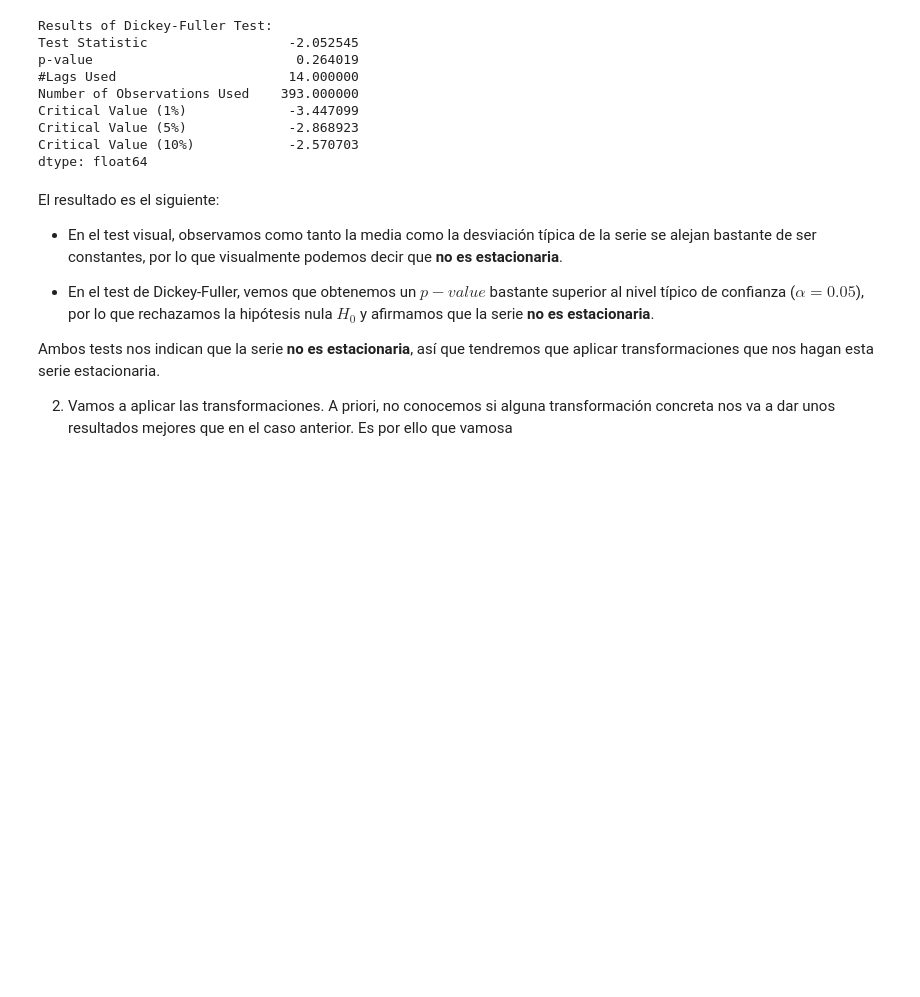
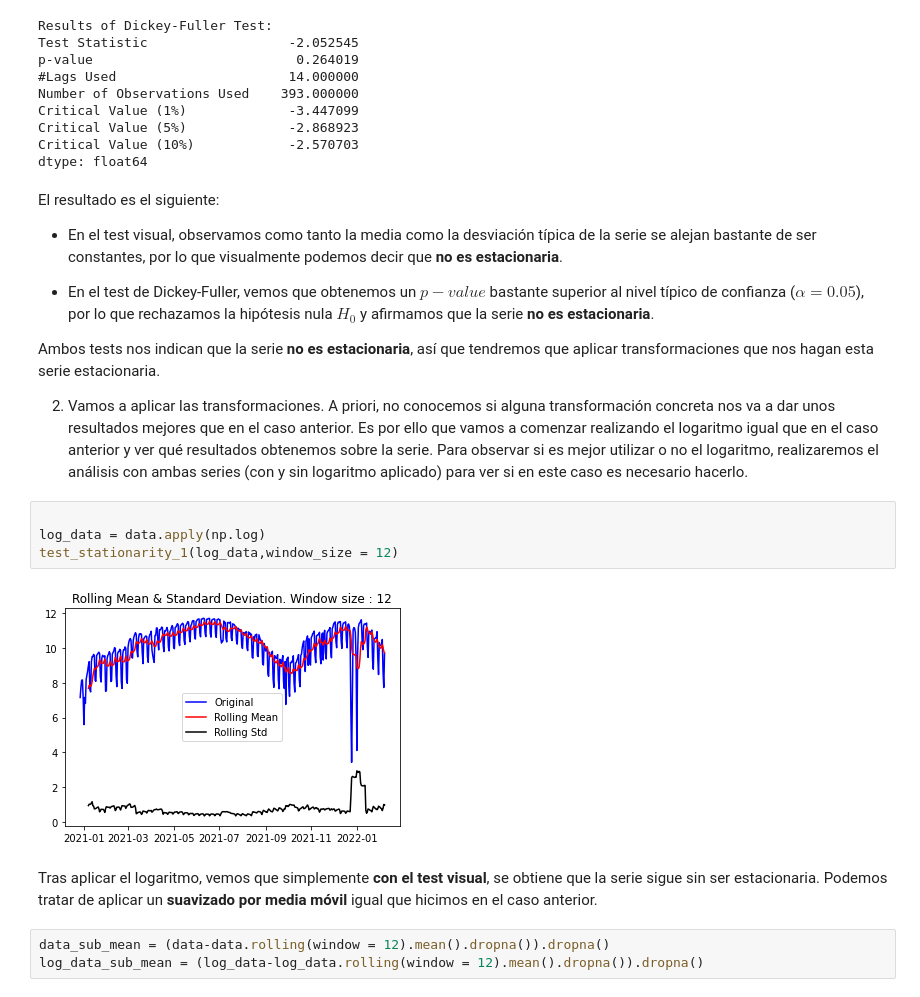
Before and after one commit to fjsaezm/mcd, a Jupyter notebook: PIT/P1/PR1_PIT.ipynb, the cells around one changed output. Drawn from its saved outputs; the diff is of its cells as text; blank space fills up the shorter version.

```diff
--- a/PIT/P1/PR1_PIT.ipynb
+++ b/PIT/P1/PR1_PIT.ipynb
@@ -678,4 +681,15 @@ El resultado es el siguiente:
 
 Ambos tests nos indican que la serie **no es estacionaria**, así que tendremos que aplicar transformaciones que nos hagan esta serie estacionaria.
 
-2. Vamos a aplicar las transformaciones. A priori, no conocemos si alguna transformación concreta nos va a dar unos resultados mejores que en el caso anterior. Es por ello que vamosa
+2. Vamos a aplicar las transformaciones. A priori, no conocemos si alguna transformación concreta nos va a dar unos resultados mejores que en el caso anterior. Es por ello que vamos a comenzar realizando el logaritmo igual que en el caso anterior y ver qué resultados obtenemos sobre la serie. Para observar si es mejor utilizar o no el logaritmo, realizaremos el análisis con ambas series (con y sin logaritmo aplicado) para ver si en este caso es necesario hacerlo.
+# %%
+
+log_data = data.apply(np.log)
+test_stationarity_1(log_data,window_size = 12)
+# %% [output]
+[figure, added]
+# %% [markdown]
+Tras aplicar el logaritmo, vemos que simplemente **con el test visual**, se obtiene que la serie sigue sin ser estacionaria. Podemos tratar de aplicar un **suavizado por media móvil** igual que hicimos en el caso anterior.
+# %%
+data_sub_mean = (data-data.rolling(window = 12).mean().dropna()).dropna()
+log_data_sub_mean = (log_data-log_data.rolling(window = 12).mean().dropna()).dropna()
```
Also changed, not shown: parts of 10 cells of this notebook.
